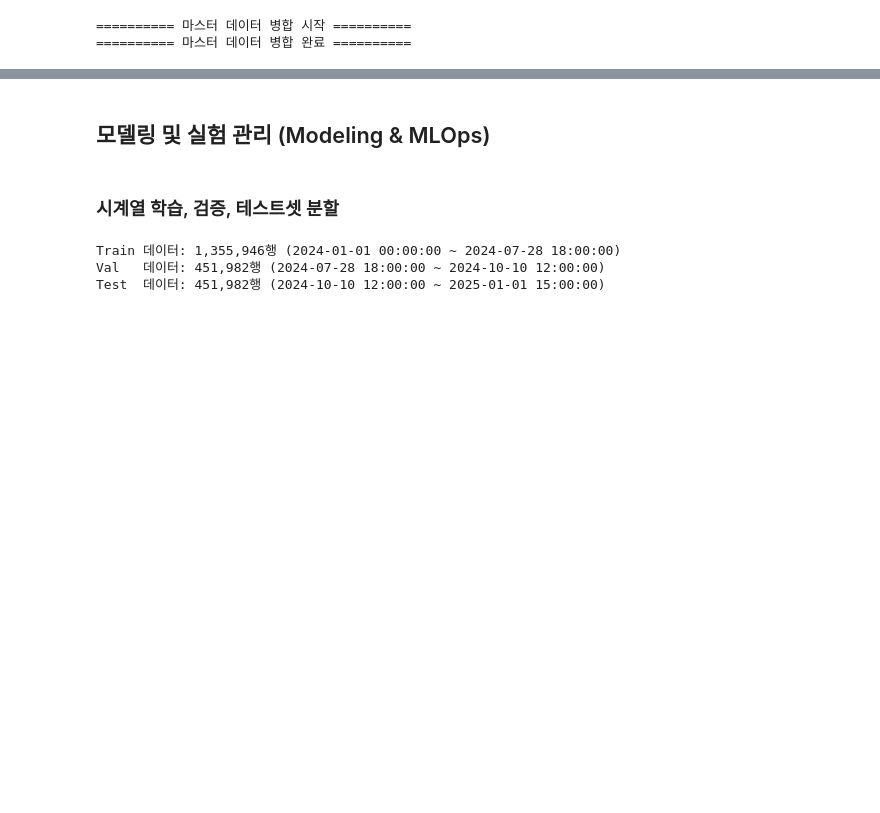
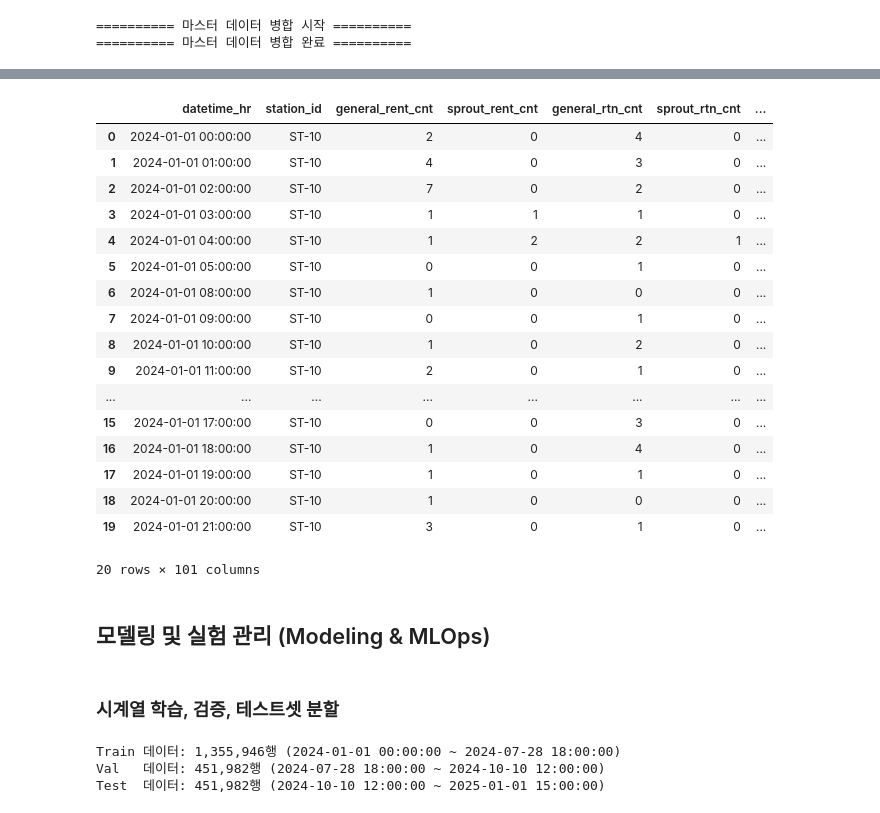
Before and after one commit to syeonris72/seoul_bike, a Jupyter notebook: ml/ml_baseline_pipeline.ipynb, the cells around one changed output, grey strips where cells are left out. Drawn from its saved outputs; the diff is of its cells as text; code cells hidden in the pictures; blank space fills up the shorter version.

```diff
--- a/ml/ml_baseline_pipeline.ipynb
+++ b/ml/ml_baseline_pipeline.ipynb
@@ -488,3 +665,24 @@ print("========== 마스터 데이터 병합 완료 ==========")
+# %%
+display(demand_predict_master_2024_df.head(20))
+# %% [output]
+|  | datetime_hr | station_id | general_rent_cnt | sprout_rent_cnt | general_rtn_cnt | sprout_rtn_cnt | ... |
+| 0 | 2024-01-01 00:00:00 | ST-10 | 2 | 0 | 4 | 0 | ... |
+| 1 | 2024-01-01 01:00:00 | ST-10 | 4 | 0 | 3 | 0 | ... |
+| 2 | 2024-01-01 02:00:00 | ST-10 | 7 | 0 | 2 | 0 | ... |
+| 3 | 2024-01-01 03:00:00 | ST-10 | 1 | 1 | 1 | 0 | ... |
+| 4 | 2024-01-01 04:00:00 | ST-10 | 1 | 2 | 2 | 1 | ... |
+| 5 | 2024-01-01 05:00:00 | ST-10 | 0 | 0 | 1 | 0 | ... |
+| 6 | 2024-01-01 08:00:00 | ST-10 | 1 | 0 | 0 | 0 | ... |
+| 7 | 2024-01-01 09:00:00 | ST-10 | 0 | 0 | 1 | 0 | ... |
+| 8 | 2024-01-01 10:00:00 | ST-10 | 1 | 0 | 2 | 0 | ... |
+| 9 | 2024-01-01 11:00:00 | ST-10 | 2 | 0 | 1 | 0 | ... |
+| ... | ... | ... | ... | ... | ... | ... | ... |
+| 15 | 2024-01-01 17:00:00 | ST-10 | 0 | 0 | 3 | 0 | ... |
+| 16 | 2024-01-01 18:00:00 | ST-10 | 1 | 0 | 4 | 0 | ... |
+| 17 | 2024-01-01 19:00:00 | ST-10 | 1 | 0 | 1 | 0 | ... |
+| 18 | 2024-01-01 20:00:00 | ST-10 | 1 | 0 | 0 | 0 | ... |
+| 19 | 2024-01-01 21:00:00 | ST-10 | 3 | 0 | 1 | 0 | ... |
+20 rows × 101 columns
 # %% [markdown]
 ## 모델링 및 실험 관리 (Modeling & MLOps)
 # %% [markdown]
```
Also changed, not shown: parts of 6 cells of this notebook, 2 other files.
